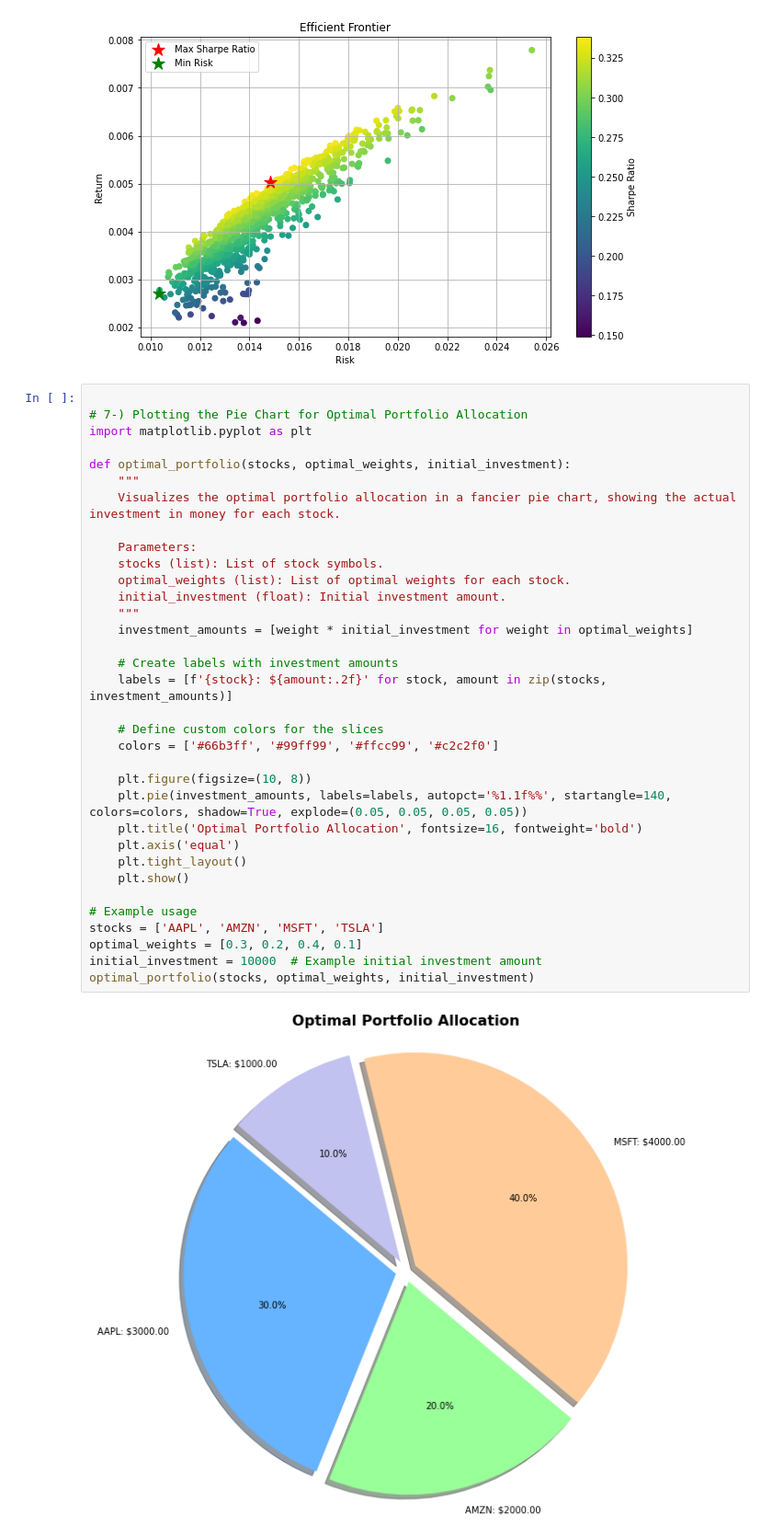
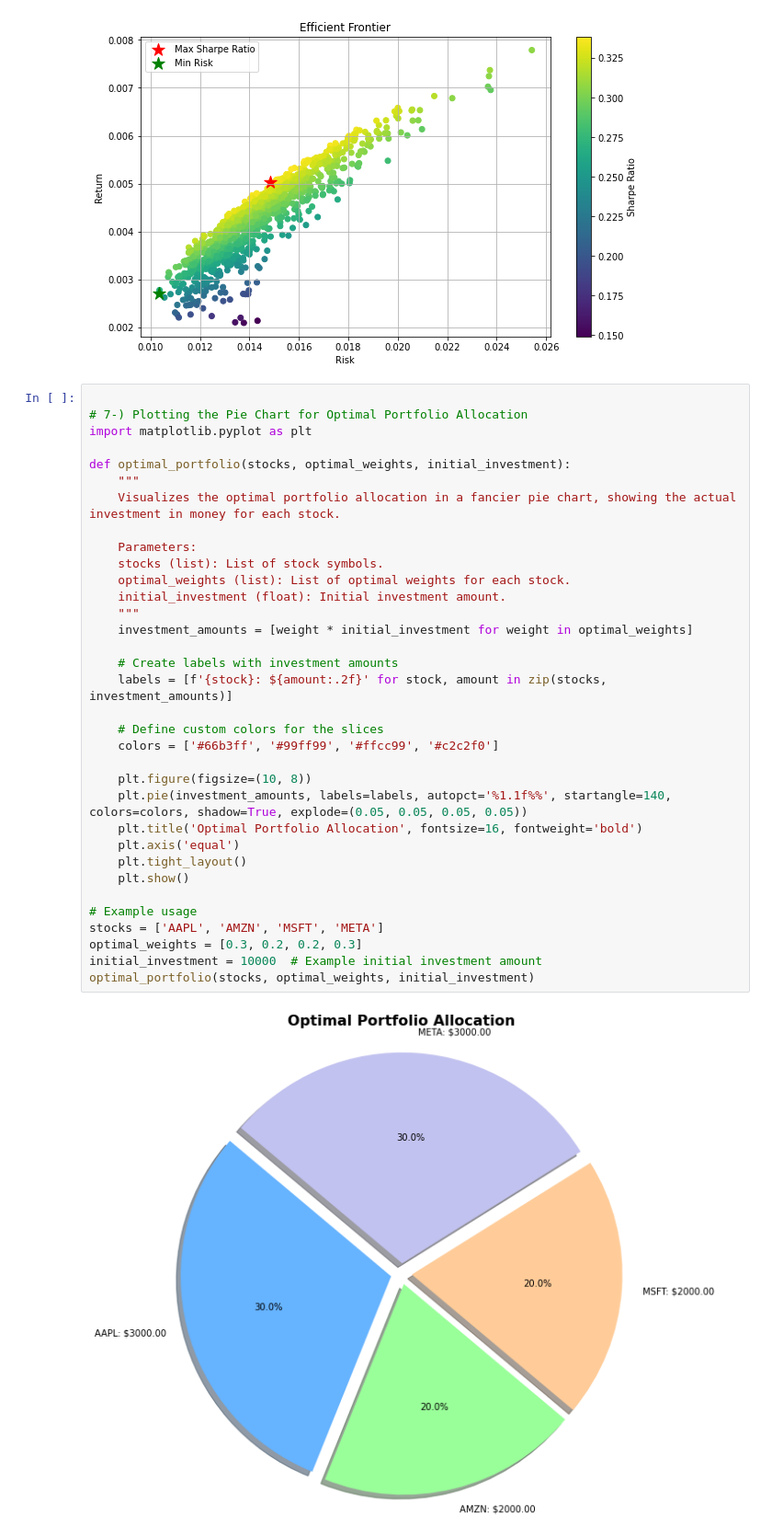
Before and after one commit to letoksoz/FinanceML, a Jupyter notebook: stock_analysis.ipynb, the cells around one changed output. Shown: that part at 92% size. Cells and saved outputs as stored; diff of their text form.

```diff
--- a/stock_analysis.ipynb
+++ b/stock_analysis.ipynb
@@ -290,33 +290,33 @@ efficient_frontier(stocks, start_date, end_date)
 import matplotlib.pyplot as plt
 
 def optimal_portfolio(stocks, optimal_weights, initial_investment):
     """
     Visualizes the optimal portfolio allocation in a fancier pie chart, showing the actual investment in money for each stock.
 
     Parameters:
     stocks (list): List of stock symbols.
     optimal_weights (list): List of optimal weights for each stock.
     initial_investment (float): Initial investment amount.
     """
     investment_amounts = [weight * initial_investment for weight in optimal_weights]
 
     # Create labels with investment amounts
     labels = [f'{stock}: ${amount:.2f}' for stock, amount in zip(stocks, investment_amounts)]
 
     # Define custom colors for the slices
     colors = ['#66b3ff', '#99ff99', '#ffcc99', '#c2c2f0']
 
     plt.figure(figsize=(10, 8))
     plt.pie(investment_amounts, labels=labels, autopct='%1.1f%%', startangle=140, colors=colors, shadow=True, explode=(0.05, 0.05, 0.05, 0.05))
     plt.title('Optimal Portfolio Allocation', fontsize=16, fontweight='bold')
     plt.axis('equal')
     plt.tight_layout()
     plt.show()
 
 # Example usage
-stocks = ['AAPL', 'AMZN', 'MSFT', 'TSLA']
-optimal_weights = [0.3, 0.2, 0.4, 0.1]
+stocks = ['AAPL', 'AMZN', 'MSFT', 'META']
+optimal_weights = [0.3, 0.2, 0.2, 0.3]
 initial_investment = 10000  # Example initial investment amount
 optimal_portfolio(stocks, optimal_weights, initial_investment)
 # %% [output]
-[figure, old version]
+[figure, new version]
```
